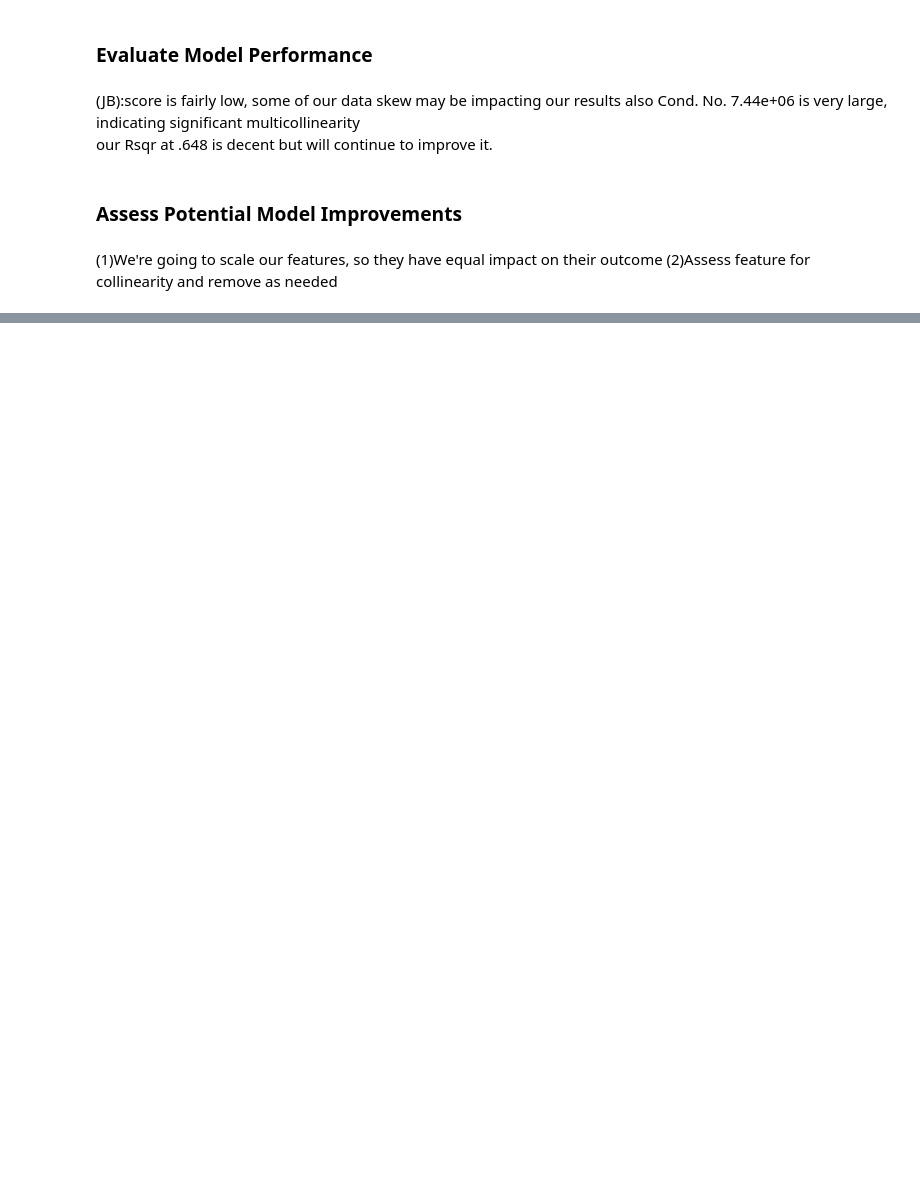
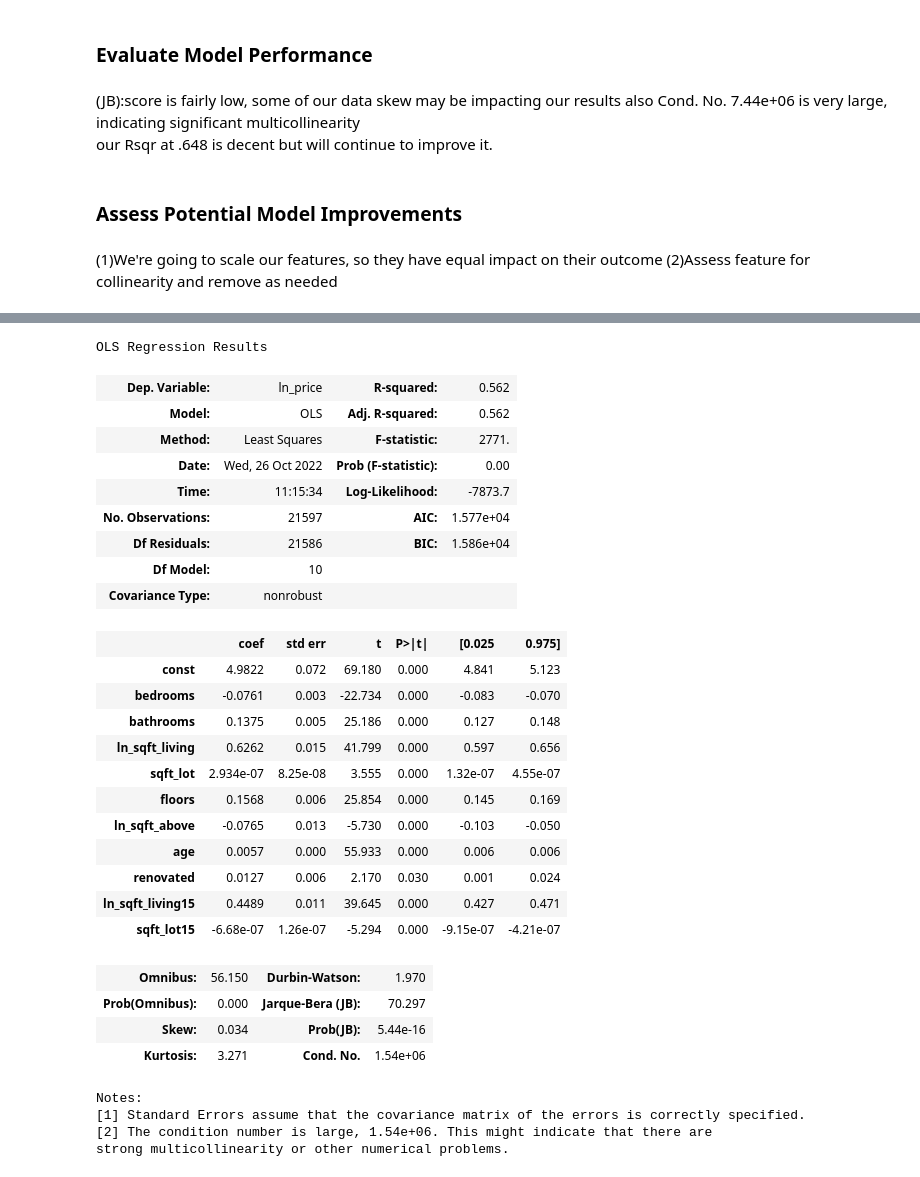
Before and after one commit to dermothethird/King_County_Housing_Project, a Jupyter notebook: Final Model Construction.ipynb, the cells around one changed output, grey strips where cells are left out. Saved outputs shown, nothing was run; the diff lists cells and outputs as text; code cells hidden in the pictures; blank space fills up the shorter version.

```diff
--- a/Final Model Construction.ipynb
+++ b/Final Model Construction.ipynb
@@ -85,0 +218,34 @@ num_scaled = ss.transform(numeric)
+# %%
+#numeric
+construct_model(numeric)
+# %% [output]
+OLS Regression Results
+| Dep. Variable: | ln_price | R-squared: | 0.562 |
+| Model: | OLS | Adj. R-squared: | 0.562 |
+| Method: | Least Squares | F-statistic: | 2771. |
+| Date: | Wed, 26 Oct 2022 | Prob (F-statistic): | 0.00 |
+| Time: | 11:15:34 | Log-Likelihood: | -7873.7 |
+| No. Observations: | 21597 | AIC: | 1.577e+04 |
+| Df Residuals: | 21586 | BIC: | 1.586e+04 |
+| Df Model: | 10 |  |  |
+| Covariance Type: | nonrobust |  |  |
+|  | coef | std err | t | P>|t| | [0.025 | 0.975] |
+| const | 4.9822 | 0.072 | 69.180 | 0.000 | 4.841 | 5.123 |
+| bedrooms | -0.0761 | 0.003 | -22.734 | 0.000 | -0.083 | -0.070 |
+| bathrooms | 0.1375 | 0.005 | 25.186 | 0.000 | 0.127 | 0.148 |
+| ln_sqft_living | 0.6262 | 0.015 | 41.799 | 0.000 | 0.597 | 0.656 |
+| sqft_lot | 2.934e-07 | 8.25e-08 | 3.555 | 0.000 | 1.32e-07 | 4.55e-07 |
+| floors | 0.1568 | 0.006 | 25.854 | 0.000 | 0.145 | 0.169 |
+| ln_sqft_above | -0.0765 | 0.013 | -5.730 | 0.000 | -0.103 | -0.050 |
+| age | 0.0057 | 0.000 | 55.933 | 0.000 | 0.006 | 0.006 |
+| renovated | 0.0127 | 0.006 | 2.170 | 0.030 | 0.001 | 0.024 |
+| ln_sqft_living15 | 0.4489 | 0.011 | 39.645 | 0.000 | 0.427 | 0.471 |
+| sqft_lot15 | -6.68e-07 | 1.26e-07 | -5.294 | 0.000 | -9.15e-07 | -4.21e-07 |
+| Omnibus: | 56.150 | Durbin-Watson: | 1.970 |
+| Prob(Omnibus): | 0.000 | Jarque-Bera (JB): | 70.297 |
+| Skew: | 0.034 | Prob(JB): | 5.44e-16 |
+| Kurtosis: | 3.271 | Cond. No. | 1.54e+06 |
+Notes:
+[1] Standard Errors assume that the covariance matrix of the errors is correctly specified.
+[2] The condition number is large, 1.54e+06. This might indicate that there are
+strong multicollinearity or other numerical problems.
```
Also changed, not shown: parts of 9 cells of this notebook, 1 other file.
